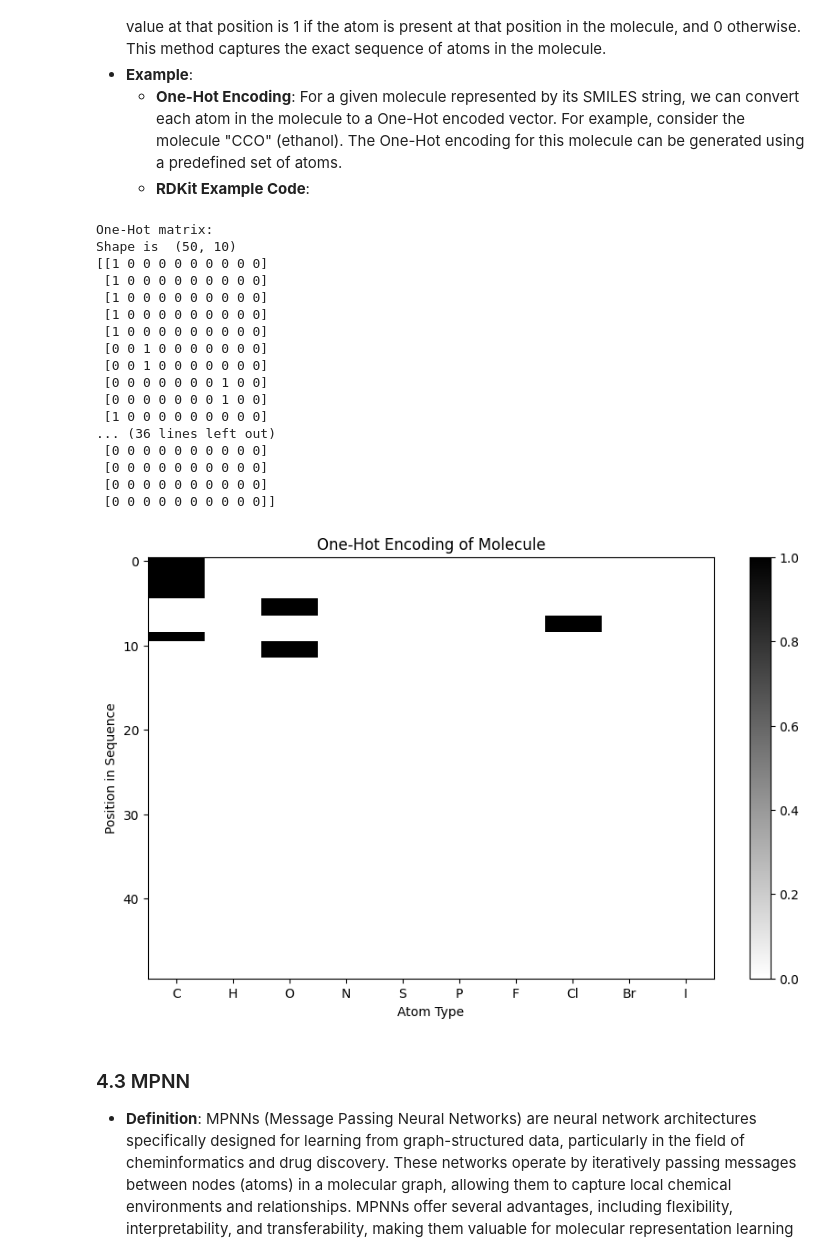
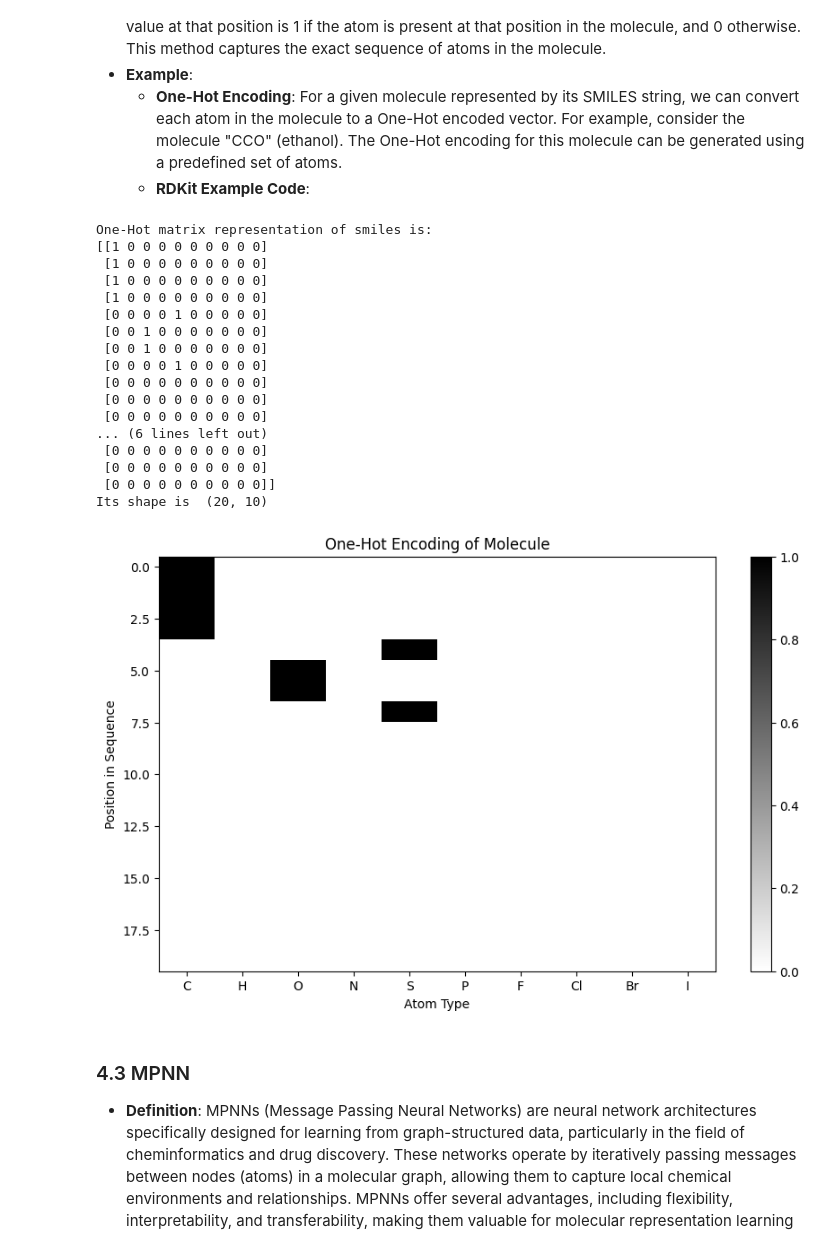
Before and after one commit to LiLabTsinghua/Course-AI-EnzymeDesign, a Jupyter notebook: Excercise1/Excercise1.ipynb, the cells around one changed output. Saved outputs shown, nothing was run; the diff lists cells and outputs as text; code cells hidden in the pictures.

```diff
--- a/Excercise1/Excercise1.ipynb
+++ b/Excercise1/Excercise1.ipynb
@@ -264,7 +266,7 @@ atoms = ['C', 'H', 'O', 'N', 'S', 'P', 'F', 'Cl', 'Br', 'I']
 # This allows quick lookup of atom indices for one-hot encoding
 atom_to_index = {atom: i for i, atom in enumerate(atoms)}
 
-def smiles_to_one_hot(smiles, atom_to_index, max_length=50):
+def smiles_to_one_hot(smiles, atom_to_index, max_length=20):
     """
     Converts a SMILES string into a one-hot encoded matrix representation of the atoms.
 
@@ -305,55 +307,53 @@ def smiles_to_one_hot(smiles, atom_to_index, max_length=50):
 
     return one_hot_matrix
 
-# Example SMILES string for a complex molecule
-smiles = "C(=C(C=C(C(=O)O)Cl)Cl)C(=O)O"
+smiles = "C(C(C(CS)O)O)S"
 
 # Get the one-hot encoded matrix for the molecule
 one_hot_matrix = smiles_to_one_hot(smiles, atom_to_index)
 
 # Print the shape and content of the one-hot matrix
-print("One-Hot matrix:")
-print('Shape is ', one_hot_matrix.shape)
+print("One-Hot matrix representation of smiles is:")
 print(one_hot_matrix)
-
+print('Its shape is ', one_hot_matrix.shape)
 # Plotting the one-hot matrix
 plt.figure(figsize=(10, 6))
 
 # Display the one-hot matrix as an image (each row is an atom, each column is an atom type)
 plt.imshow(one_hot_matrix, cmap='binary', aspect='auto')
 
 # Add a colorbar to show the binary color scale (black for 0, white for 1)
 plt.colorbar()
 
 # Set the title and axis labels for the plot
 plt.title('One-Hot Encoding of Molecule')
 plt.xlabel('Atom Type')  # The x-axis represents the atom types (e.g., C, N, O)
 plt.ylabel('Position in Sequence')  # The y-axis represents the position of atoms in the molecule
 
 # Set the x-axis ticks to show the atom symbols
 plt.xticks(ticks=np.arange(len(atom_to_index)), labels=atoms)
 
 # Display the plot
 plt.show()
 # %% [output]
-One-Hot matrix:
-Shape is  (50, 10)
+One-Hot matrix representation of smiles is:
 [[1 0 0 0 0 0 0 0 0 0]
  [1 0 0 0 0 0 0 0 0 0]
  [1 0 0 0 0 0 0 0 0 0]
  [1 0 0 0 0 0 0 0 0 0]
- [1 0 0 0 0 0 0 0 0 0]
+ [0 0 0 0 1 0 0 0 0 0]
  [0 0 1 0 0 0 0 0 0 0]
  [0 0 1 0 0 0 0 0 0 0]
- [0 0 0 0 0 0 0 1 0 0]
- [0 0 0 0 0 0 0 1 0 0]
- [1 0 0 0 0 0 0 0 0 0]
-... (36 lines left out)
+ [0 0 0 0 1 0 0 0 0 0]
  [0 0 0 0 0 0 0 0 0 0]
  [0 0 0 0 0 0 0 0 0 0]
  [0 0 0 0 0 0 0 0 0 0]
+... (6 lines left out)
+ [0 0 0 0 0 0 0 0 0 0]
+ [0 0 0 0 0 0 0 0 0 0]
  [0 0 0 0 0 0 0 0 0 0]]
+Its shape is  (20, 10)
-[figure, old version]
+[figure, new version]
 # %% [markdown]
 ### 4.3 MPNN
 - **Definition**: MPNNs (Message Passing Neural Networks) are neural network architectures specifically designed for learning from graph-structured data, particularly in the field of cheminformatics and drug discovery. These networks operate by iteratively passing messages between nodes (atoms) in a molecular graph, allowing them to capture local chemical environments and relationships. MPNNs offer several advantages, including flexibility, interpretability, and transferability, making them valuable for molecular representation learning and predictive modeling tasks.
```
Also changed, not shown: parts of 9 cells of this notebook.
